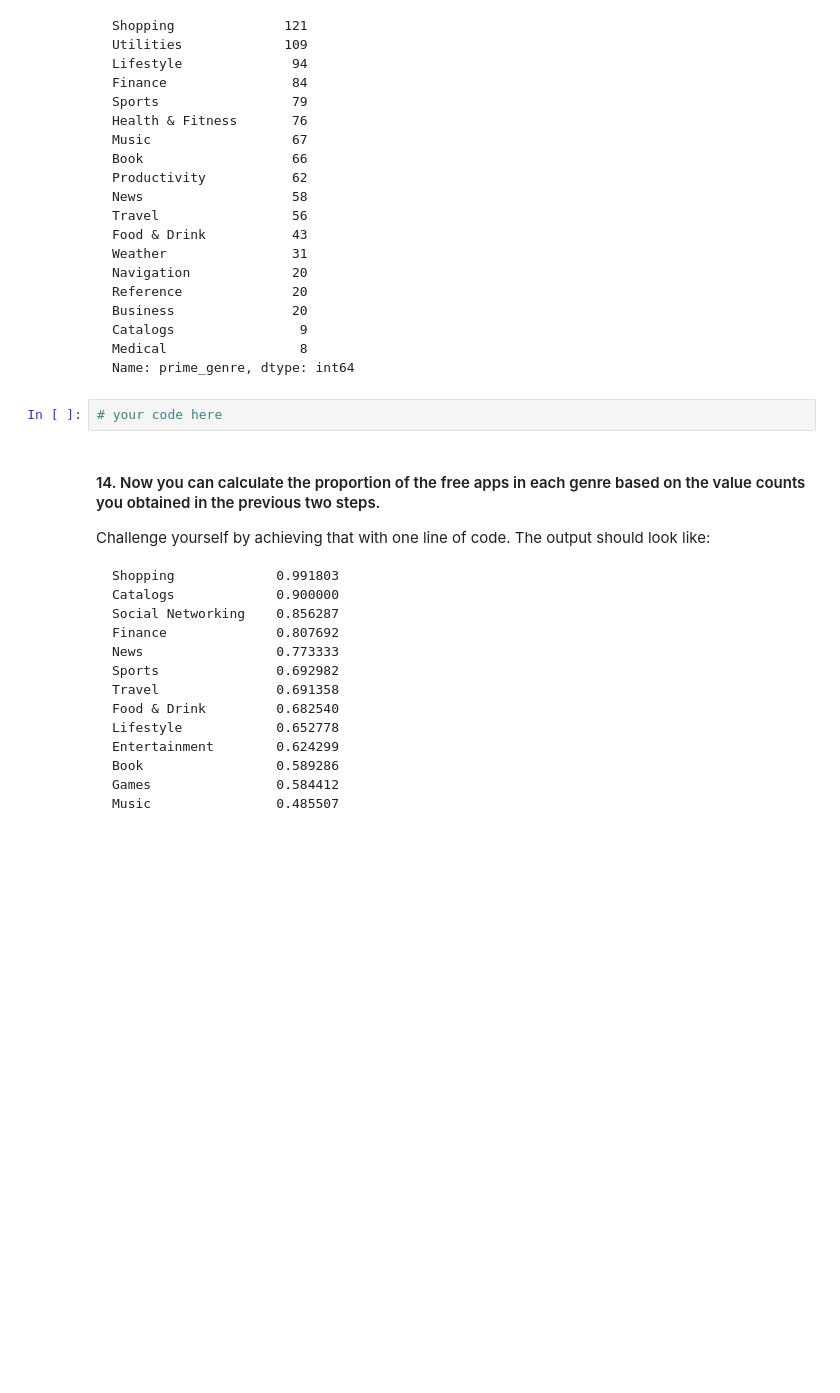
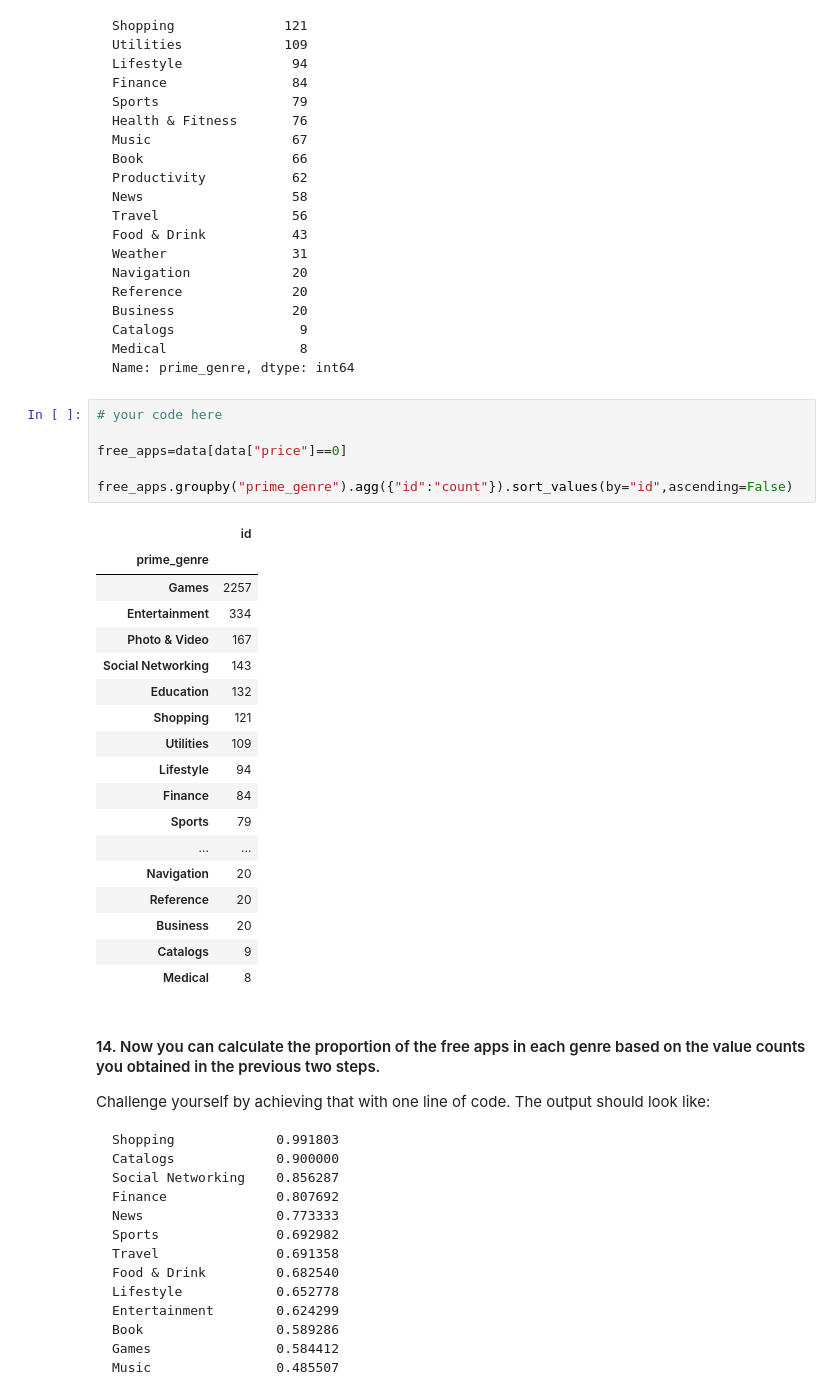
Before and after one commit to ta-data-lis/lab-pandas-deep-dive, a Jupyter notebook: your-code/main.ipynb, the cells around one changed output. Cells and saved outputs as stored; diff of their text form; blank space fills up the shorter version.

````diff
--- a/your-code/main.ipynb
+++ b/your-code/main.ipynb
@@ -116,8 +182,31 @@ Catalogs                9
 Medical                 8
 Name: prime_genre, dtype: int64
 ```
-# %%
-# your code here
+# %%
+# your code here
+
+free_apps=data[data["price"]==0]
+
+free_apps.groupby("prime_genre").agg({"id":"count"}).sort_values(by="id",ascending=False)
+# %% [output]
+|  | id |
+| prime_genre |  |
+| Games | 2257 |
+| Entertainment | 334 |
+| Photo & Video | 167 |
+| Social Networking | 143 |
+| Education | 132 |
+| Shopping | 121 |
+| Utilities | 109 |
+| Lifestyle | 94 |
+| Finance | 84 |
+| Sports | 79 |
+| ... | ... |
+| Navigation | 20 |
+| Reference | 20 |
+| Business | 20 |
+| Catalogs | 9 |
+| Medical | 8 |
 # %% [markdown]
 #### 14. Now you can calculate the proportion of the free apps in each genre based on the value counts you obtained in the previous two steps.
 
````
Also changed, not shown: parts of 26 cells of this notebook.
